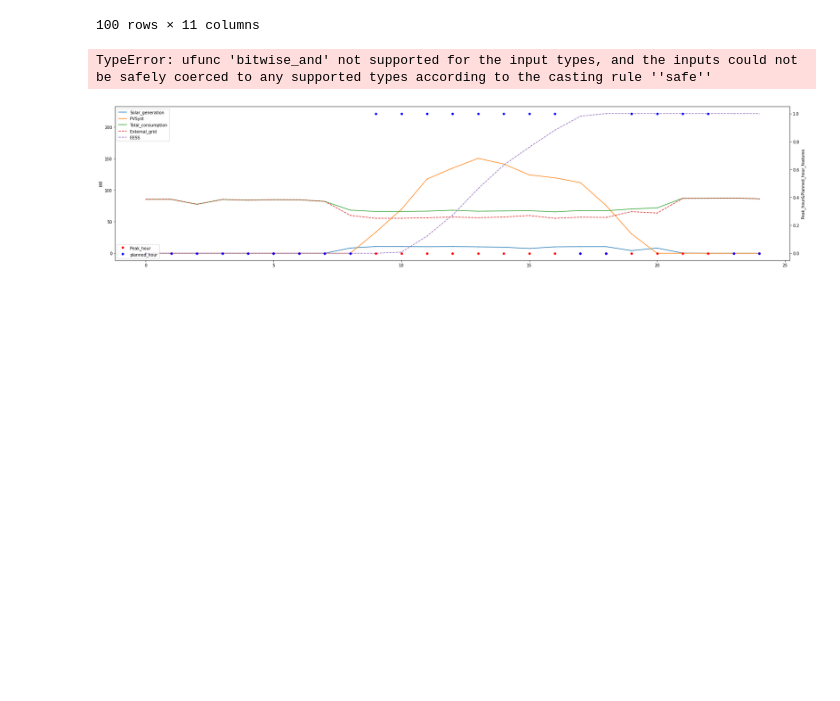
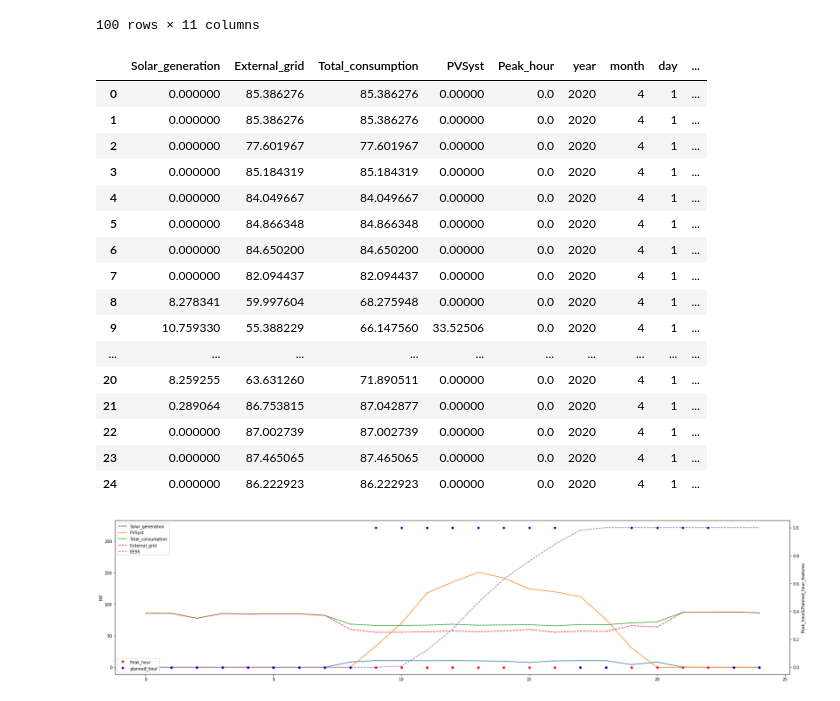
Before and after one commit to Randyrofed/Local_Control_system, a Jupyter notebook: Local_Control_System.ipynb, the cells around one changed output. Cells and saved outputs as stored; diff of their text form; code cells hidden in the pictures; blank space fills up the shorter version.

```diff
--- a/Local_Control_System.ipynb
+++ b/Local_Control_System.ipynb
@@ -304,20 +301,36 @@ drange.head(100)
 # %%
 #e_current = 314 #заряд накопителя
 algorithm=drange.reset_index(drop=True) #сбрасываем индекс для удобства
 algorithm.loc[:, "EESS"]=0 #стартовый заряд накопителя
-algorithm.loc[0, "EESS"]=0 #стартовый заряд накопителя
+algorithm.loc[0, "EESS"]=155 #стартовый заряд накопителя
 for i in range(len(algorithm)):
     if i>0:
-        if algorithm.loc[i, "delta"]>= 3 & algorithm.loc[i, "EESS"]<314 :
+        if (algorithm.loc[i, "delta"]>= 3) & (algorithm.loc[i-1, "EESS"]<314) :
             algorithm.loc[i, "EESS"] = algorithm.loc[i-1, "EESS"] + algorithm.loc[i, "delta"]/2
         else:
             algorithm.loc[i, "EESS"] = algorithm.loc[i-1, "EESS"]
 
 
 
 algorithm
 # %% [output]
-TypeError: ufunc 'bitwise_and' not supported for the input types, and the inputs could not be safely coerced to any supported types according to the casting rule ''safe''
+|  | Solar_generation | External_grid | Total_consumption | PVSyst | Peak_hour | year | month | day | ... |
+| 0 | 0.000000 | 85.386276 | 85.386276 | 0.00000 | 0.0 | 2020 | 4 | 1 | ... |
+| 1 | 0.000000 | 85.386276 | 85.386276 | 0.00000 | 0.0 | 2020 | 4 | 1 | ... |
+| 2 | 0.000000 | 77.601967 | 77.601967 | 0.00000 | 0.0 | 2020 | 4 | 1 | ... |
+| 3 | 0.000000 | 85.184319 | 85.184319 | 0.00000 | 0.0 | 2020 | 4 | 1 | ... |
+| 4 | 0.000000 | 84.049667 | 84.049667 | 0.00000 | 0.0 | 2020 | 4 | 1 | ... |
+| 5 | 0.000000 | 84.866348 | 84.866348 | 0.00000 | 0.0 | 2020 | 4 | 1 | ... |
+| 6 | 0.000000 | 84.650200 | 84.650200 | 0.00000 | 0.0 | 2020 | 4 | 1 | ... |
+| 7 | 0.000000 | 82.094437 | 82.094437 | 0.00000 | 0.0 | 2020 | 4 | 1 | ... |
+| 8 | 8.278341 | 59.997604 | 68.275948 | 0.00000 | 0.0 | 2020 | 4 | 1 | ... |
+| 9 | 10.759330 | 55.388229 | 66.147560 | 33.52506 | 0.0 | 2020 | 4 | 1 | ... |
+| ... | ... | ... | ... | ... | ... | ... | ... | ... | ... |
+| 20 | 8.259255 | 63.631260 | 71.890511 | 0.00000 | 0.0 | 2020 | 4 | 1 | ... |
+| 21 | 0.289064 | 86.753815 | 87.042877 | 0.00000 | 0.0 | 2020 | 4 | 1 | ... |
+| 22 | 0.000000 | 87.002739 | 87.002739 | 0.00000 | 0.0 | 2020 | 4 | 1 | ... |
+| 23 | 0.000000 | 87.465065 | 87.465065 | 0.00000 | 0.0 | 2020 | 4 | 1 | ... |
+| 24 | 0.000000 | 86.222923 | 86.222923 | 0.00000 | 0.0 | 2020 | 4 | 1 | ... |
 # %%
 
 
```
Also changed, not shown: parts of 2 cells of this notebook.
